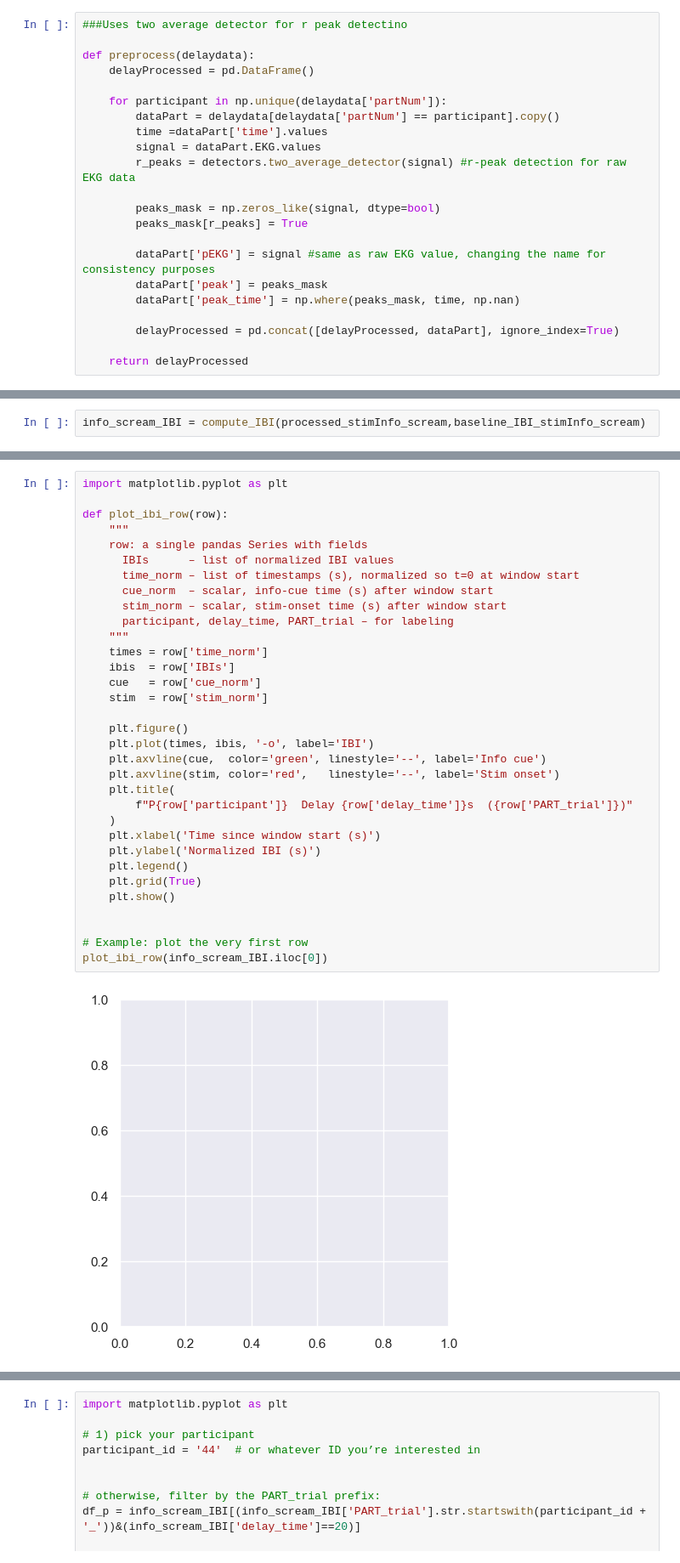
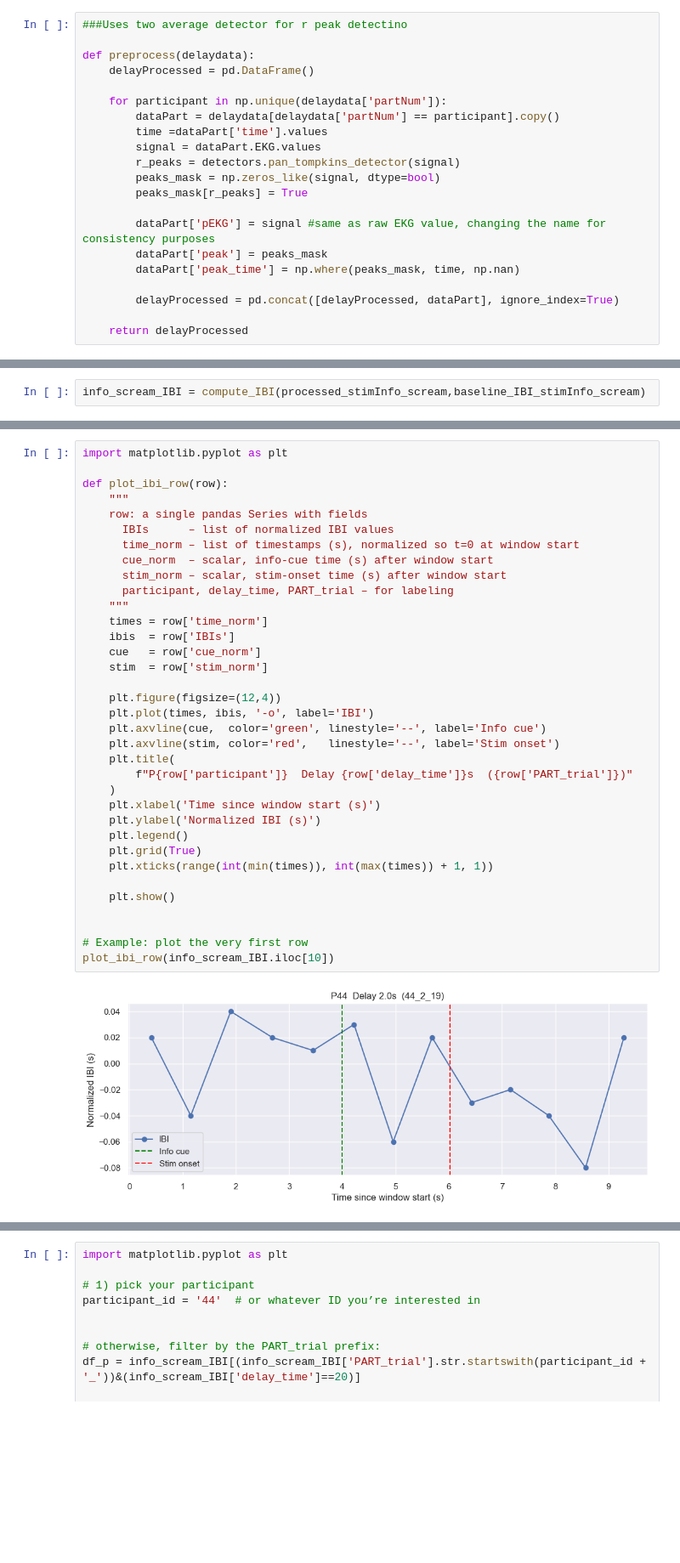
Before and after one commit to stelladongjz/Anticip_EKG_Analysis, a Jupyter notebook: Stella_AvAnt2025_AnalysisEKG_fromPreproc.ipynb, the cells around one changed output, grey strips where cells are left out. Shown at 85% size. Cells and saved outputs as stored; diff of their text form; blank space fills up the shorter version.

Commit message:
working IBI analysis, now need to fix plotting details

```diff
--- a/Stella_AvAnt2025_AnalysisEKG_fromPreproc.ipynb
+++ b/Stella_AvAnt2025_AnalysisEKG_fromPreproc.ipynb
@@ -88,8 +88,7 @@ def preprocess(delaydata):
         dataPart = delaydata[delaydata['partNum'] == participant].copy()
         time =dataPart['time'].values
         signal = dataPart.EKG.values
-        r_peaks = detectors.two_average_detector(signal) #r-peak detection for raw EKG data
-
+        r_peaks = detectors.pan_tompkins_detector(signal)
         peaks_mask = np.zeros_like(signal, dtype=bool)
         peaks_mask[r_peaks] = True
 
@@ -846,33 +850,35 @@ import matplotlib.pyplot as plt
 
 def plot_ibi_row(row):
     """
     row: a single pandas Series with fields
       IBIs      – list of normalized IBI values
       time_norm – list of timestamps (s), normalized so t=0 at window start
       cue_norm  – scalar, info‑cue time (s) after window start
       stim_norm – scalar, stim‑onset time (s) after window start
       participant, delay_time, PART_trial – for labeling
     """
     times = row['time_norm']
     ibis  = row['IBIs']
     cue   = row['cue_norm']
     stim  = row['stim_norm']
 
-    plt.figure()
+    plt.figure(figsize=(12,4))
     plt.plot(times, ibis, '-o', label='IBI')
     plt.axvline(cue,  color='green', linestyle='--', label='Info cue')
     plt.axvline(stim, color='red',   linestyle='--', label='Stim onset')
     plt.title(
         f"P{row['participant']}  Delay {row['delay_time']}s  ({row['PART_trial']})"
     )
     plt.xlabel('Time since window start (s)')
     plt.ylabel('Normalized IBI (s)')
     plt.legend()
     plt.grid(True)
+    plt.xticks(range(int(min(times)), int(max(times)) + 1, 1))
+
     plt.show()
 
 
 # Example: plot the very first row
-plot_ibi_row(info_scream_IBI.iloc[0])
+plot_ibi_row(info_scream_IBI.iloc[10])
 # %% [output]
-[figure, old version]
+[figure, new version]
```
Also changed, not shown: parts of 8 cells of this notebook.
